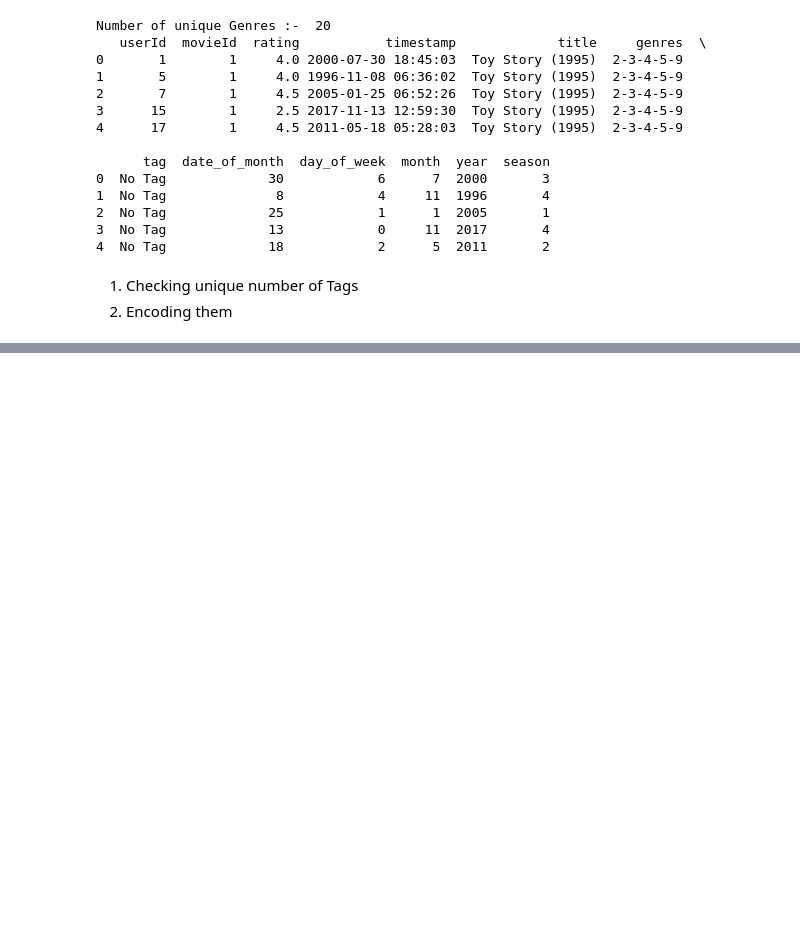
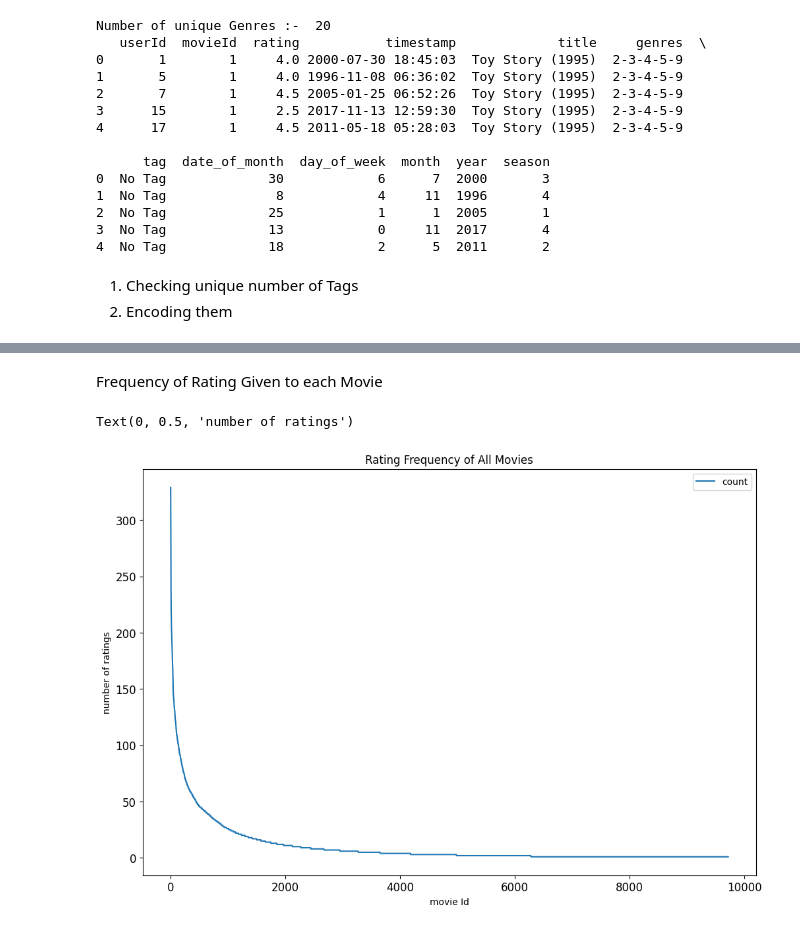
Before and after one commit to b22cs068/Movie-Recommendor-System, a Jupyter notebook: PROJECT_ARMAN.ipynb, the cells around one changed output, grey strips where cells are left out. Saved outputs shown, nothing was run; the diff lists cells and outputs as text; code cells hidden in the pictures; blank space fills up the shorter version.

```diff
--- a/PROJECT_ARMAN.ipynb
+++ b/PROJECT_ARMAN.ipynb
@@ -381,0 +712,20 @@ The following movies are recommended for user 5 :
+# %% [markdown]
+Frequency of Rating Given to each Movie
+# %%
+# get rating frequency
+movies_count_df = pd.DataFrame(merged_dataset.groupby('title').size(), columns=['count'])
+movies_count_df.head()
+# plot rating frequency of all movies
+ax = movies_count_df \
+    .sort_values('count', ascending=False) \
+    .reset_index(drop=True) \
+    .plot(
+        figsize=(12, 8),
+        title='Rating Frequency of All Movies',
+        fontsize=12
+    )
+ax.set_xlabel("movie Id")
+ax.set_ylabel("number of ratings")
+# %% [output]
+Text(0, 0.5, 'number of ratings')
+[figure, added]
```
Also changed, not shown: parts of 58 cells of this notebook.
